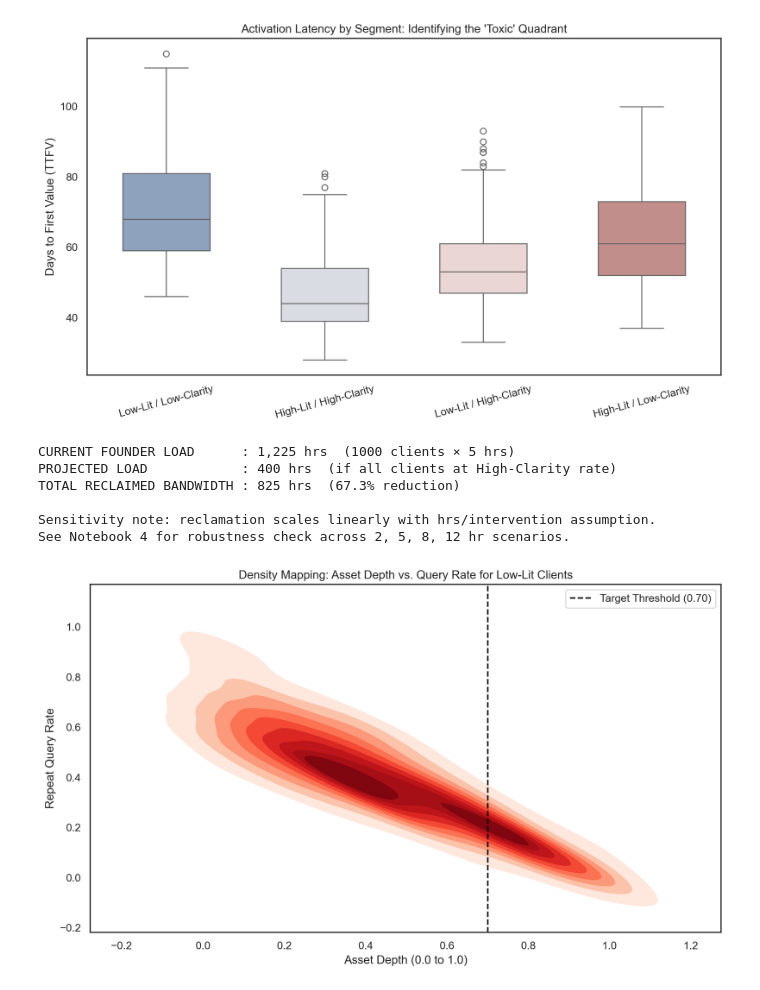
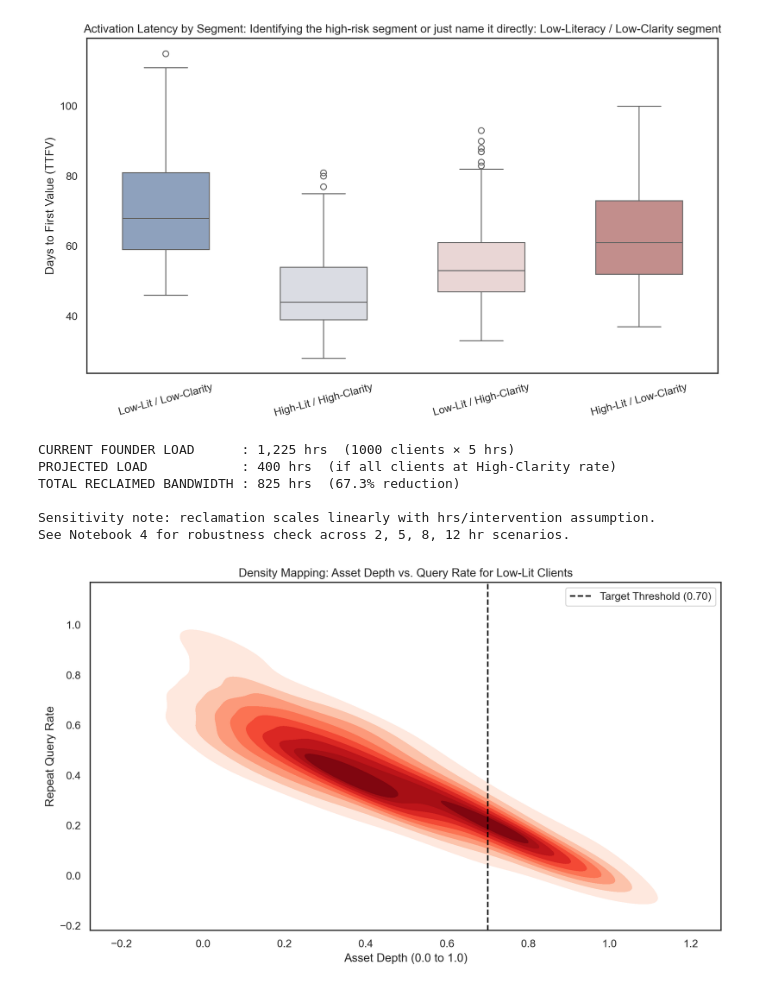
Before and after one commit to clemweb3/client-onboarding-failure-analysis, a Jupyter notebook: Notebooks/03_exploratory_analysis.ipynb, the cells around one changed output. Saved outputs shown, nothing was run; the diff lists cells and outputs as text; code cells hidden in the pictures.

```diff
--- a/Notebooks/03_exploratory_analysis.ipynb
+++ b/Notebooks/03_exploratory_analysis.ipynb
@@ -30,7 +30,7 @@ plt.figure(figsize=(10, 6))
 sns.boxplot(data=df, x='segment', y='ttfv_days',
             hue='segment', palette='vlag', legend=False, width=0.55)
 plt.xticks(rotation=15)
-plt.title("Activation Latency by Segment: Identifying the 'Toxic' Quadrant")
+plt.title("Activation Latency by Segment: Identifying the high-risk segment or just name it directly: Low-Literacy / Low-Clarity segment")
 plt.ylabel("Days to First Value (TTFV)")
 plt.xlabel("")
 plt.tight_layout()
@@ -49,34 +49,34 @@ total_founder_hours    = df['founder_involved'].sum() * founder_hours_per_interv
 # Counterfactual: what if every client had High-Clarity ownership?
 high_clarity_founder_rate = df[df['clarity_group'] == 'High-Clarity']['founder_involved'].mean()
 projected_hours           = len(df) * high_clarity_founder_rate * founder_hours_per_intervention
 reclaimed_hours           = total_founder_hours - projected_hours
 reclaimed_pct             = (reclaimed_hours / total_founder_hours) * 100
 
 print(f"CURRENT FOUNDER LOAD      : {total_founder_hours:,.0f} hrs  ({len(df)} clients × {founder_hours_per_intervention} hrs)")
 print(f"PROJECTED LOAD            : {projected_hours:,.0f} hrs  (if all clients at High-Clarity rate)")
 print(f"TOTAL RECLAIMED BANDWIDTH : {reclaimed_hours:,.0f} hrs  ({reclaimed_pct:.1f}% reduction)")
 print()
 print("Sensitivity note: reclamation scales linearly with hrs/intervention assumption.")
 print("See Notebook 4 for robustness check across 2, 5, 8, 12 hr scenarios.")
 
 # =================================================================
 # STEP 3: THE ASSET "TIPPING POINT"
 # =================================================================
 # Objective: Find the 'Minimum Viable Documentation' for Low-Lit clients.
 
 plt.figure(figsize=(10, 6))
 sns.kdeplot(data=df[df['lit_group'] == 'Low-Lit'],
             x='asset_depth', y='repeat_query_rate',
             fill=True, cmap="Reds", thresh=0.05)
 plt.title("Density Mapping: Asset Depth vs. Query Rate for Low-Lit Clients")
 plt.xlabel("Asset Depth (0.0 to 1.0)")
 plt.ylabel("Repeat Query Rate")
 plt.axvline(x=0.7, color='black', linestyle='--', label='Target Threshold (0.70)')
 plt.legend()
 plt.tight_layout()
 plt.show()
 # %% [output]
-[figure, old version]
+[figure, new version]
 CURRENT FOUNDER LOAD      : 1,225 hrs  (1000 clients × 5 hrs)
 PROJECTED LOAD            : 400 hrs  (if all clients at High-Clarity rate)
 TOTAL RECLAIMED BANDWIDTH : 825 hrs  (67.3% reduction)
```
Also changed, not shown: parts of 1 cell of this notebook, 3 other files.
